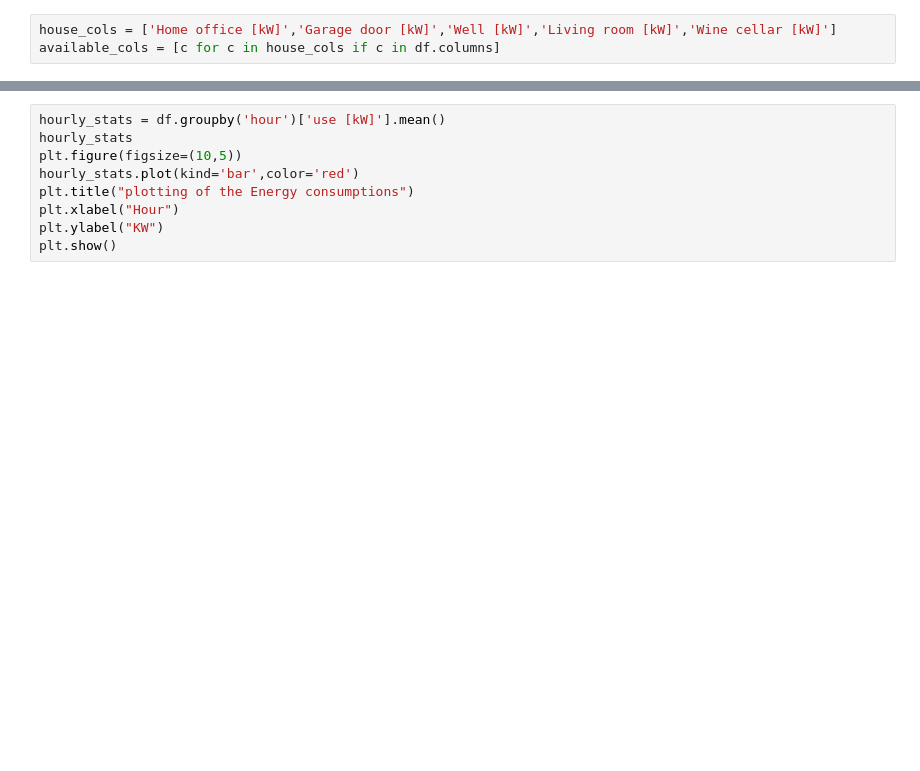
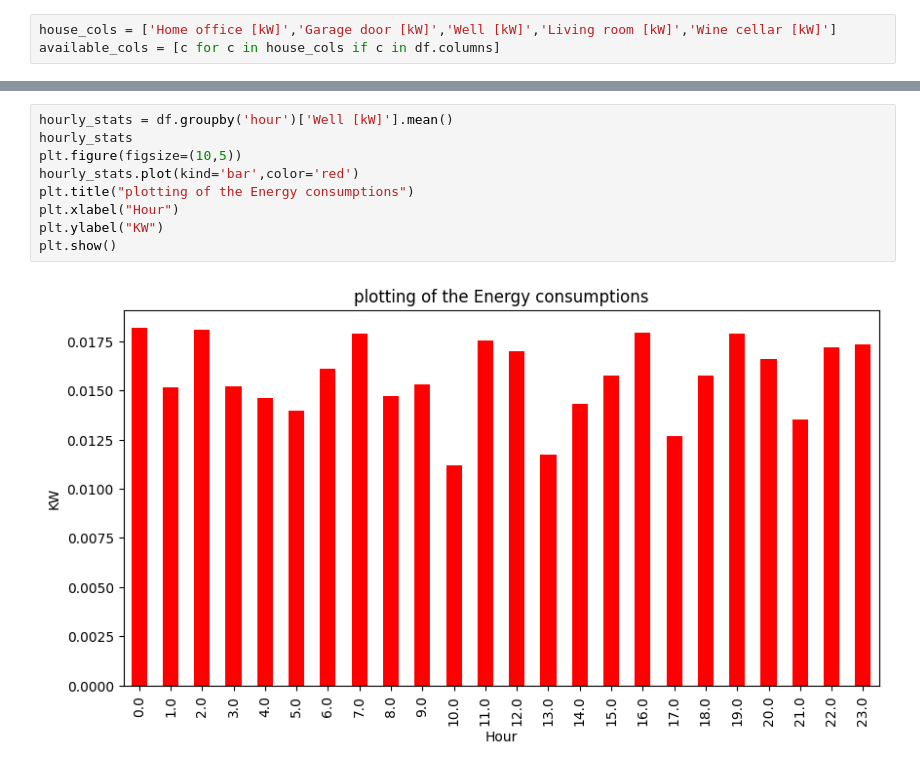
Before and after one commit to mailech/SmartEnergy-Consumption, a Jupyter notebook: Data.ipynb, the cells around one changed output, grey strips where cells are left out. Cells and saved outputs as stored; diff of their text form; blank space fills up the shorter version.

```diff
--- a/Data.ipynb
+++ b/Data.ipynb
@@ -61,9 +255,11 @@ df['hour']
 # %%
-hourly_stats = df.groupby('hour')['use [kW]'].mean()
+hourly_stats = df.groupby('hour')['Well [kW]'].mean()
 hourly_stats
 plt.figure(figsize=(10,5))
 hourly_stats.plot(kind='bar',color='red')
 plt.title("plotting of the Energy consumptions")
 plt.xlabel("Hour")
 plt.ylabel("KW")
 plt.show()
+# %% [output]
+[figure, added]
```
Also changed, not shown: parts of 18 cells of this notebook.
